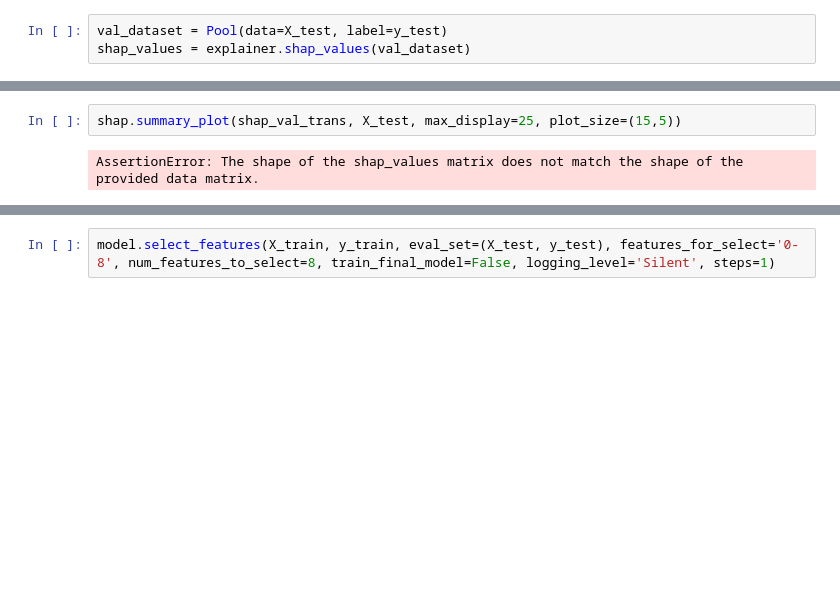
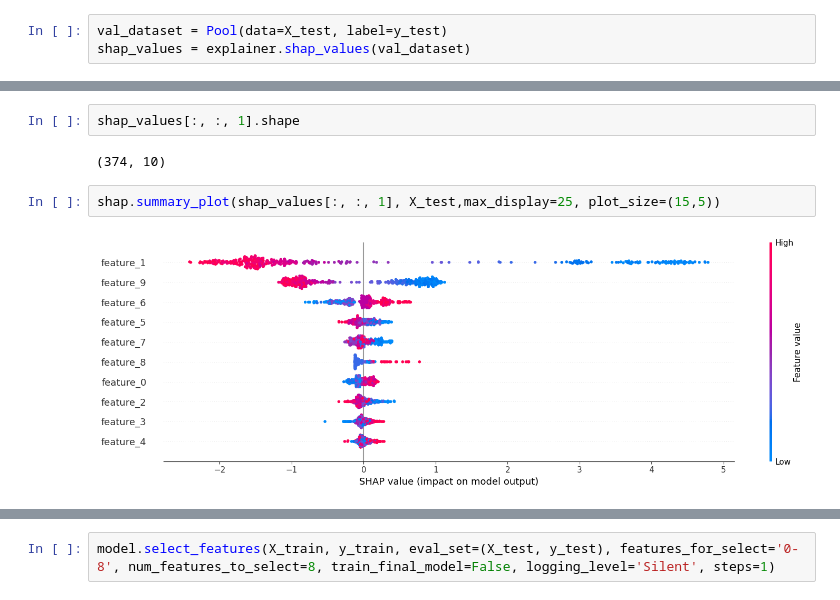
Before and after one commit to meshvedov/competition-ds, a Jupyter notebook: 3_3_Feature_Selection_HW.ipynb, the cells around one changed output, grey strips where cells are left out. Saved outputs shown, nothing was run; the diff lists cells and outputs as text; blank space fills up the shorter version.

Commit message:
разобрался с Shap multilabels

```diff
--- a/3_3_Feature_Selection_HW.ipynb
+++ b/3_3_Feature_Selection_HW.ipynb
@@ -102,4 +112,8 @@ shap_val_trans = np.transpose(shap_values, (2, 0, 1))
+# %%
+shap_values[:, :, 1].shape
+# %% [output]
+(374, 10)
 # %%
-shap.summary_plot(shap_val_trans, X_test, max_display=25, plot_size=(15,5))
+shap.summary_plot(shap_values[:, :, 1], X_test,max_display=25, plot_size=(15,5))
 # %% [output]
-AssertionError: The shape of the shap_values matrix does not match the shape of the provided data matrix.
+[figure, added]
```
Also changed, not shown: parts of 4 cells of this notebook.
